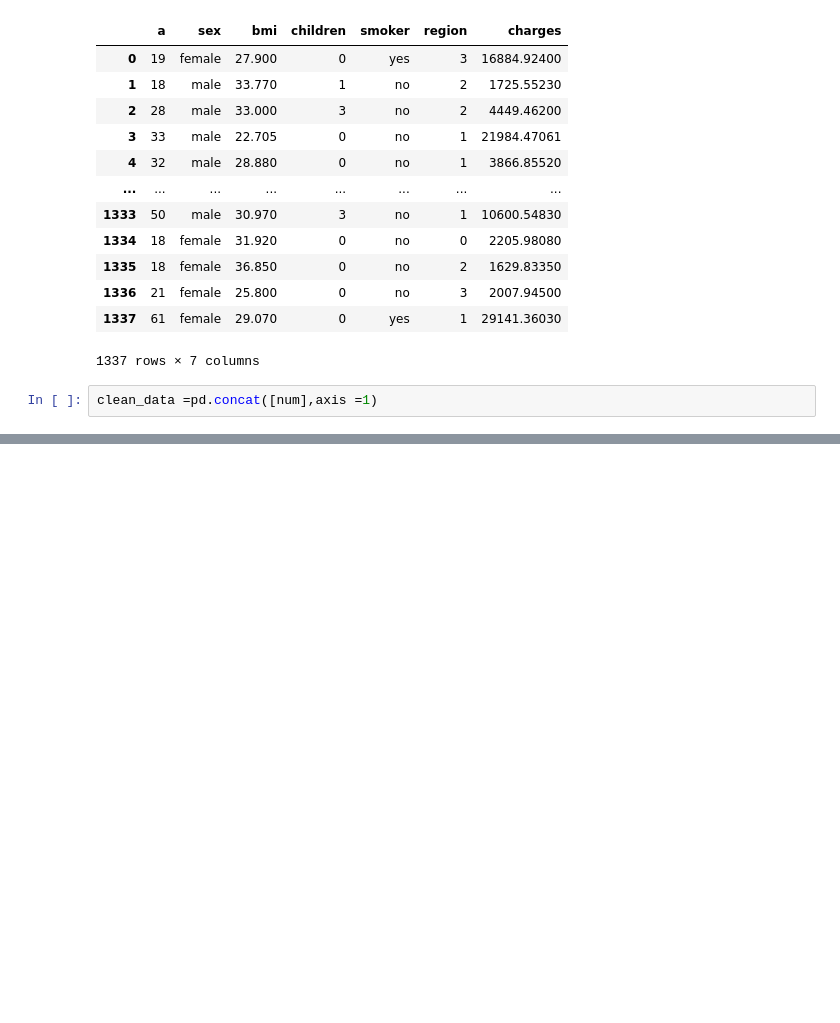
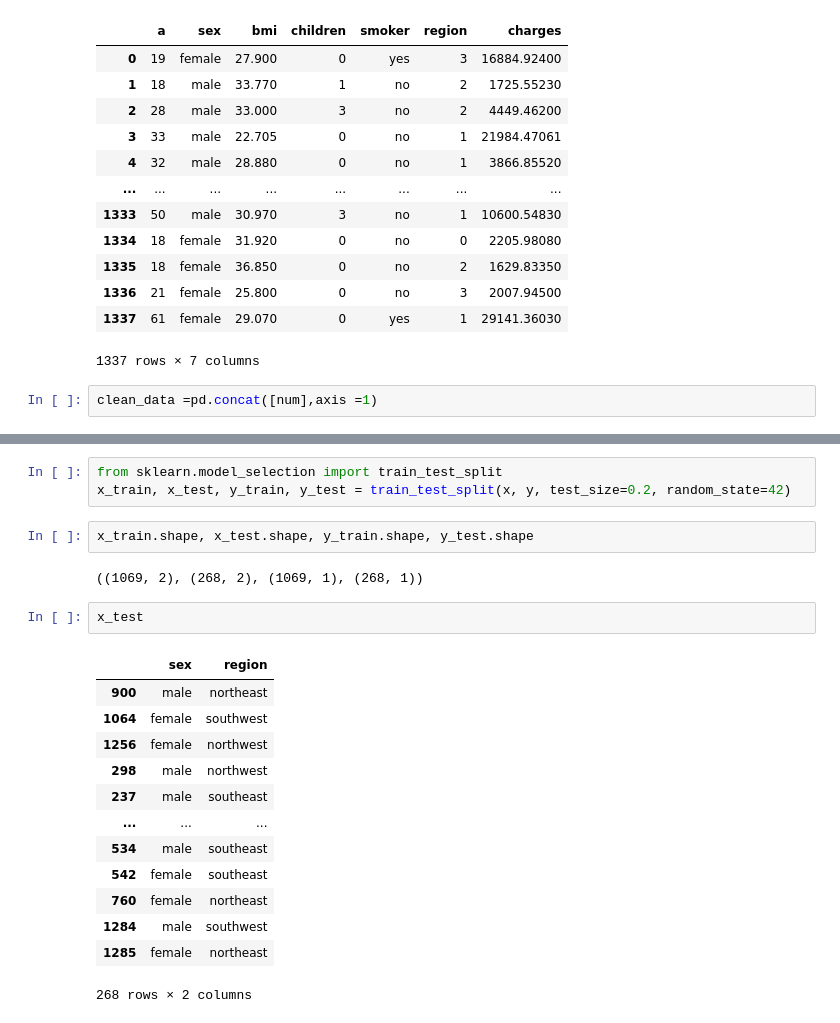
Before and after one commit to chandni8290/data-science-, a Jupyter notebook: insurance.ipynb, the cells around one changed output, grey strips where cells are left out. Cells and saved outputs as stored; diff of their text form; blank space fills up the shorter version.

```diff
--- a/insurance.ipynb
+++ b/insurance.ipynb
@@ -411,0 +451,23 @@ clean_data
+# %%
+from sklearn.model_selection import train_test_split
+x_train, x_test, y_train, y_test = train_test_split(x, y, test_size=0.2, random_state=42)
+# %%
+x_train.shape, x_test.shape, y_train.shape, y_test.shape
+# %% [output]
+((1069, 2), (268, 2), (1069, 1), (268, 1))
+# %%
+x_test
+# %% [output]
+|  | sex | region |
+| 900 | male | northeast |
+| 1064 | female | southwest |
+| 1256 | female | northwest |
+| 298 | male | northwest |
+| 237 | male | southeast |
+| ... | ... | ... |
+| 534 | male | southeast |
+| 542 | female | southeast |
+| 760 | female | northeast |
+| 1284 | male | southwest |
+| 1285 | female | northeast |
+268 rows × 2 columns
```
Also changed, not shown: parts of 31 cells of this notebook.
